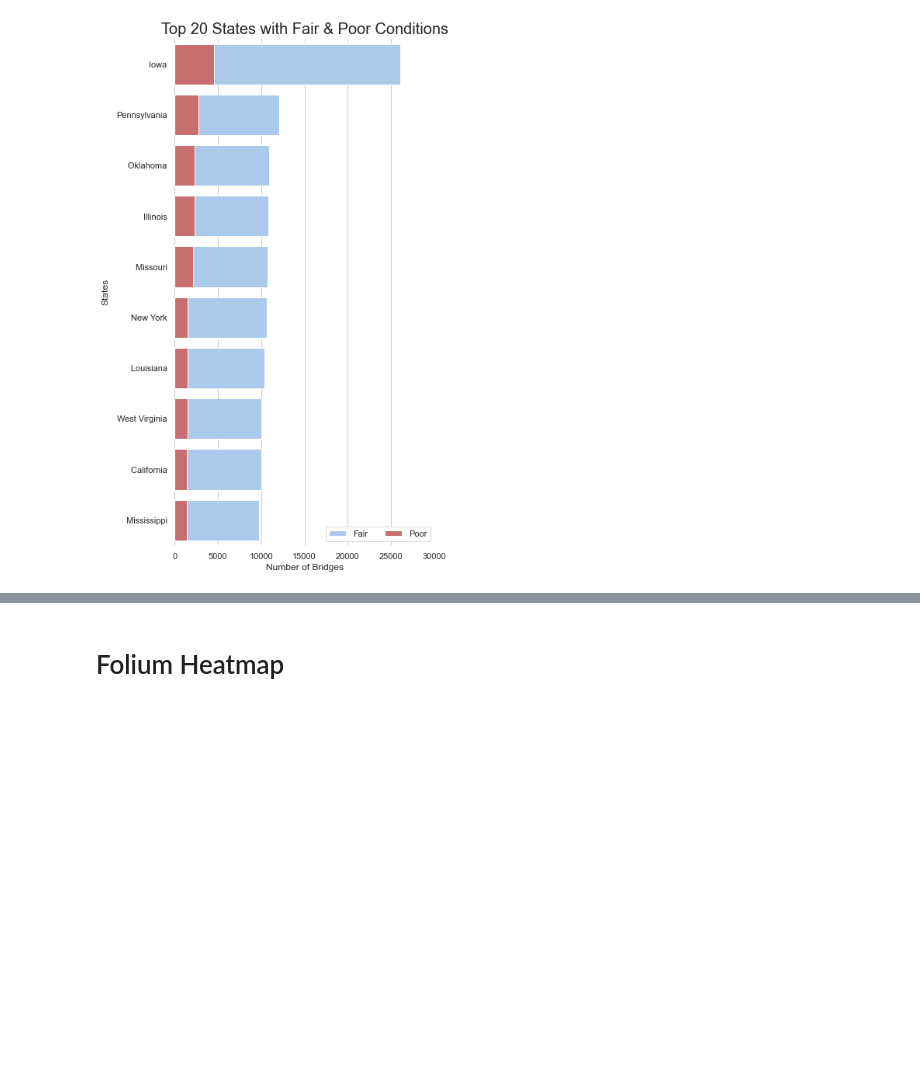
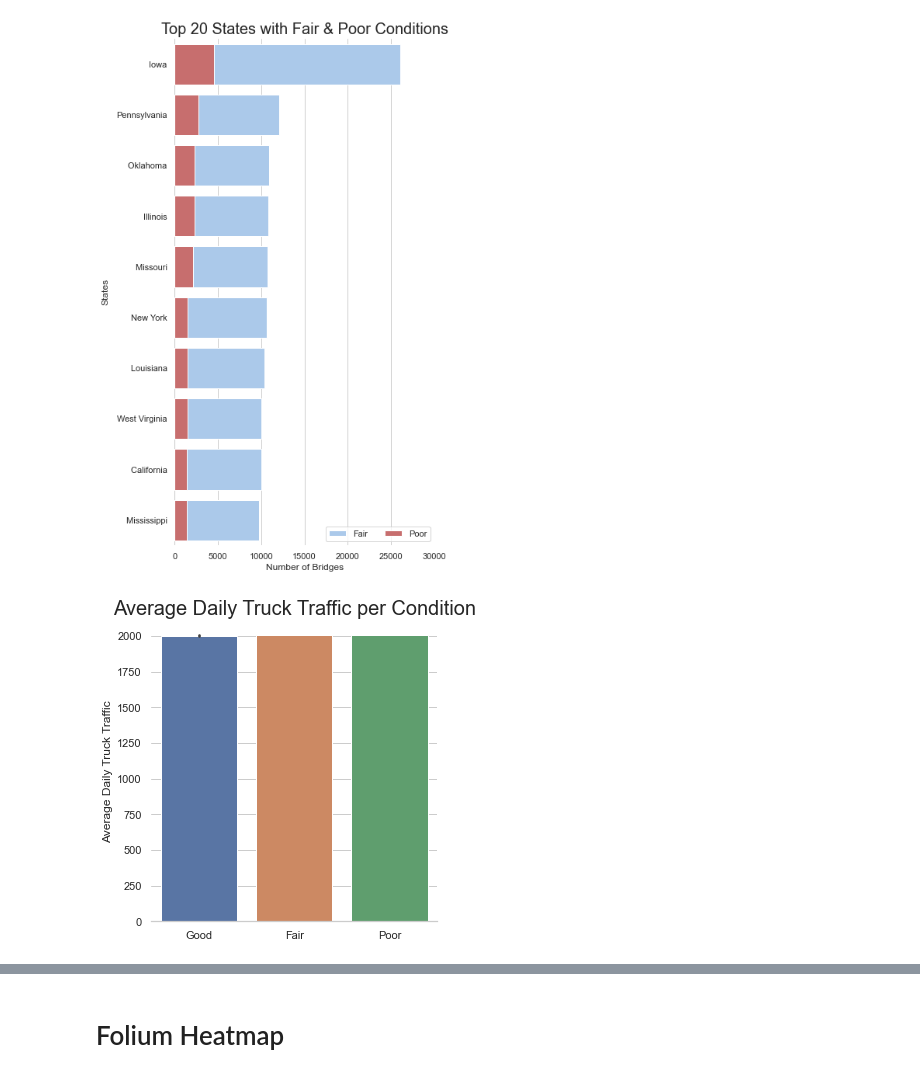
Before and after one commit to Milenaafeworki/Bridges-Condition-Classification, a Jupyter notebook: Visualizations.ipynb, the cells around one changed output, grey strips where cells are left out. Saved outputs shown, nothing was run; the diff lists cells and outputs as text; code cells hidden in the pictures; blank space fills up the shorter version.

```diff
--- a/Visualizations.ipynb
+++ b/Visualizations.ipynb
@@ -380,3 +358,13 @@ plt.title('Top 10 States with Fair & Poor Conditions', fontsize=20)
 sns.despine(left=True, bottom=True)
 # %% [output]
 [figure]
+# %%
+# Draw a nested barplot by bridge_condition and avg_truck_traffic
+g = sns.catplot(
+    data=df, kind="bar",
+    x="bridge_condition", y='yr_avg_traffic')
+g.despine(left=True)
+g.set_axis_labels("", "Average Daily Truck Traffic")
+plt.title("Average Daily Truck Traffic per Condition", fontsize=20);
+# %% [output]
+[figure, added]
```
Also changed, not shown: parts of 21 cells of this notebook, 2 other files.
